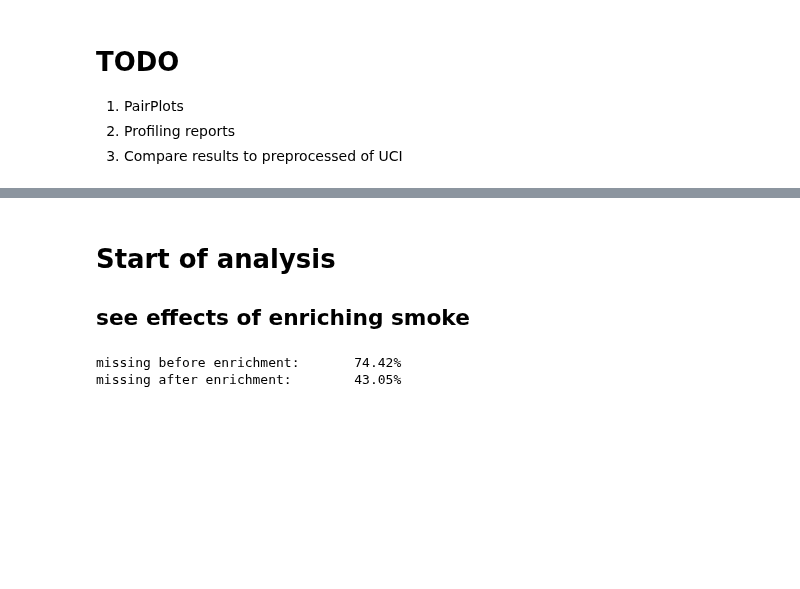
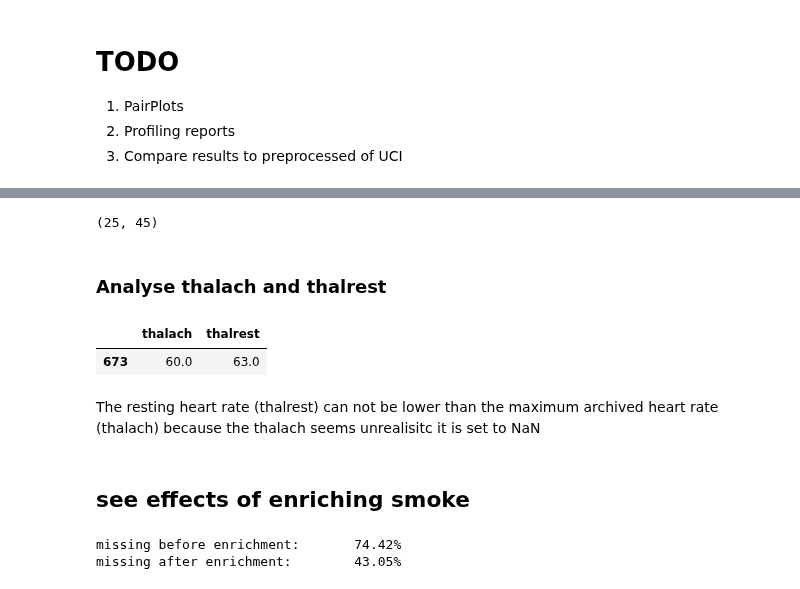
Before and after one commit to FinnHuelsbusch/UniMannheim-DataMining, a Jupyter notebook: Analyse.ipynb, the cells around one changed output, grey strips where cells are left out. Saved outputs shown, nothing was run; the diff lists cells and outputs as text; code cells hidden in the pictures; blank space fills up the shorter version.

Commit message:
added small analysis steps

```diff
--- a/Analyse.ipynb
+++ b/Analyse.ipynb
@@ -71,8 +87,8 @@ unexplained_columns = [
     "lvx3", # it is not possible to gain information about what this feature measures -> could not be supplied to trained models -> drop https://archive.ics.uci.edu/ml/datasets/Heart+Disease
     "lvx4", # it is not possible to gain information about what this feature measures -> could not be supplied to trained models -> drop https://archive.ics.uci.edu/ml/datasets/Heart+Disease
     "lvf", # it is not possible to gain information about what this feature measures -> could not be supplied to trained models -> drop https://archive.ics.uci.edu/ml/datasets/Heart+Disease
-    "dummy", # no description available -> from the name does not seem relevant
-    'junk'
+    'junk', # it is not possible to gain information about what this feature measures -> could not be supplied to trained models -> drop https://archive.ics.uci.edu/ml/datasets/Heart+Disease
+    "dummy" # same as trestbps
 ]
 df.drop(unexplained_columns, inplace=True, axis=1)
 # %%
@@ -92,5 +116,17 @@ df.drop(hidden_identifier, inplace=True, axis=1)
+# %%
+df[df['thaltime'] > df['thaldur']].shape
+# %% [output]
+(25, 45)
+# %% [markdown]
+### Analyse thalach and thalrest
+# %%
+df.loc[df['thalach'] < df['thalrest'],['thalach','thalrest']]
+# %% [output]
+|  | thalach | thalrest |
+| 673 | 60.0 | 63.0 |
+# %% [markdown]
+The resting heart rate (thalrest) can not be lower than the maximum archived heart rate (thalach) because the thalach seems unrealisitc it is set to NaN
 # %% [markdown]
-# Start of analysis
 ## see effects of enriching smoke
 # %%
 #enrich smoke
```
Also changed, not shown: parts of 7 cells of this notebook, 1 other file.
